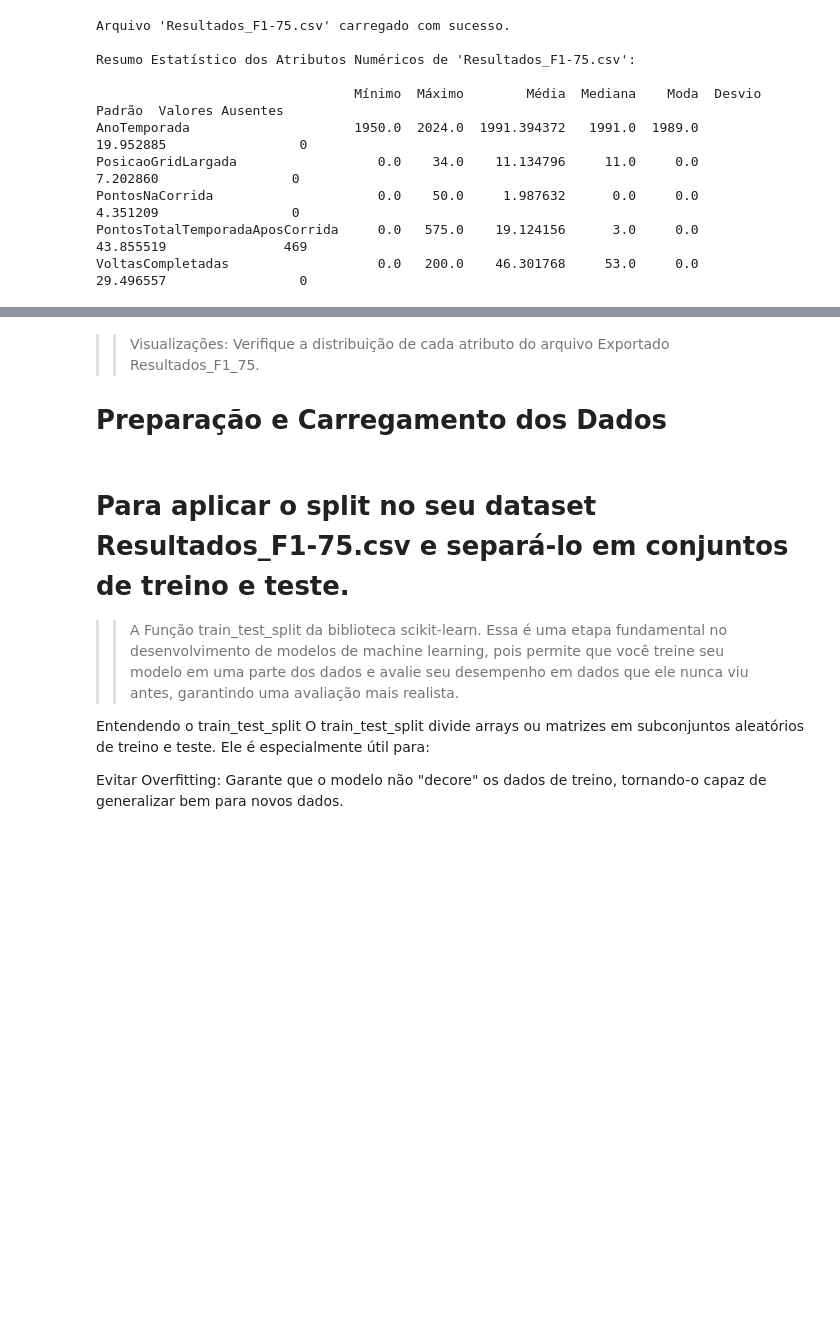
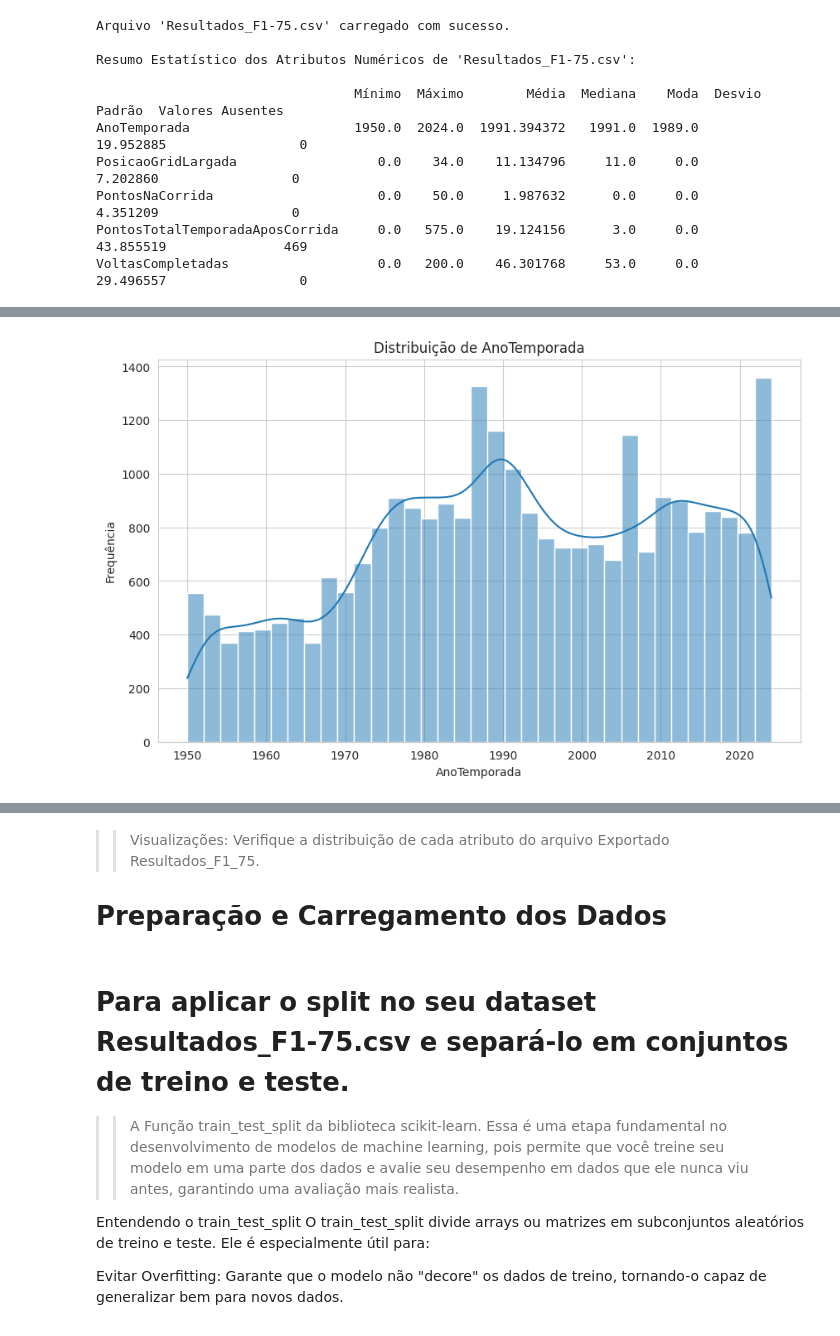
Before and after one commit to emersonvasconcelos/f1, a Jupyter notebook: MVP_F1_Warm_Up.ipynb, the cells around one changed output, grey strips where cells are left out. Cells and saved outputs as stored; diff of their text form; code cells hidden in the pictures; blank space fills up the shorter version.

Commit message:
Criado usando o Colab MVP-F1 Warm-Up.

```diff
--- a/MVP_F1_Warm_Up.ipynb
+++ b/MVP_F1_Warm_Up.ipynb
@@ -344,0 +694,15 @@ Arquivo Estatisticas com Resultados dos 75 anos da F1 >> 'Resultados_F1-75.csv'
+# %%
+import pandas as pd
+
+# Carregar o arquivo CSV exportado
+try:
+    Resultados_F1_75 = pd.read_csv('Resultados_F1-75.csv')
+    print("Arquivo 'Resultados_F1-75.csv' carregado com sucesso.")
+except FileNotFoundError:
+    print("Erro: 'Resultados_F1-75.csv' não encontrado. Certifique-se de que o arquivo foi gerado e está no diretório correto.")
+    exit()
+
+print("\n--- Contagem de Valores Faltantes por Atributo ---")
+missing_values_count = Resultados_F1_75.isnull().sum()
+# Exibe apenas as colunas que têm valores faltantes
+print(missing_values_count[missing_values_count > 0].sort_values(ascending=False).to_string())
@@ -410,0 +895,83 @@ VoltasCompletadas                   0.0   200.0    46.301768     53.0     0.0
+# %%
+import pandas as pd
+import numpy as np
+import matplotlib.pyplot as plt
+import seaborn as sns
+
+# Configurações de visualização para melhor clareza no Colab
+sns.set_style("whitegrid")
+plt.rcParams['figure.figsize'] = (10, 6)
+plt.rcParams['figure.dpi'] = 100
+
+# Carregar o arquivo CSV exportado
+try:
+    Resultados_F1_75 = pd.read_csv('Resultados_F1-75.csv')
+    print("Arquivo 'Resultados_F1-75.csv' carregado com sucesso para análise de distribuição.")
+except FileNotFoundError:
+    print("Erro: 'Resultados_F1-75.csv' não encontrado. Por favor, certifique-se de que o arquivo foi gerado e está no diretório correto.")
+    exit()
+
+# Use the DataFrame created in the previous step directly
+# Assuming Resultados_F1_Detalhados from cell rHfgPvl0F7BG is available and assigned to Resultados_F1_75 in cell AeDKmgdoIo8I
+if 'Resultados_F1_Detalhados' in globals():
+    Resultados_F1_75 = Resultados_F1_Detalhados
+    print("DataFrame 'Resultados_F1_75' loaded from memory for distribution analysis.")
+elif 'Resultados_F1_75' in globals():
+     print("DataFrame 'Resultados_F1_75' loaded from memory for distribution analysis.")
+else:
+    print("Error: DataFrame 'Resultados_F1_Detalhados' or 'Resultados_F1_75' not found in memory. Please run the previous steps to create the DataFrame.")
+    exit()
+
+
+print("\n--- Verificando a distribuição dos atributos ---")
+
+# Separar atributos numéricos e categóricos
+numeric_cols = Resultados_F1_75.select_dtypes(include=np.number).columns.tolist()
+categorical_cols = Resultados_F1_75.select_dtypes(include='object').columns.tolist()
+
+print(f"\nAtributos Numéricos ({len(numeric_cols)}): {numeric_cols}")
+print(f"Atributos Categóricos ({len(categorical_cols)}): {categorical_cols}")
+
+# --- Distribuição de Atributos Numéricos ---
+print("\n--- Visualizando Distribuição de Atributos Numéricos (Histogramas) ---")
+for col in numeric_cols:
+    if col in ['AnoTemporada', 'PosicaoGridLargada', 'VoltasCompletadas', 'RankMelhorVolta', 'PontosNaCorrida', 'PontosTotalTemporadaAposCorrida']:
+        plt.figure()
+        sns.histplot(Resultados_F1_75[col].dropna(), kde=True) # dropna para ignorar NaNs nos plots
+        plt.title(f'Distribuição de {col}')
+        plt.xlabel(col)
+        plt.ylabel('Frequência')
+        plt.show()
+    else:
+        print(f"Atributo numérico '{col}' pode ser categórico disfarçado ou ter muitos NaNs para histograma simples. Considerar boxplot ou análise mais detalhada.")
+
+# --- Distribuição de Atributos Categóricos ---
+print("\n--- Visualizando Distribuição de Atributos Categóricos (Gráficos de Barras e Contagem) ---")
+for col in categorical_cols:
+    print(f"\nAtributo: {col}")
+    value_counts = Resultados_F1_75[col].value_counts(dropna=False) # dropna=False para incluir contagem de NaNs
+    print(f"Número de valores únicos (incluindo NaN): {len(value_counts)}")
+    print("Contagem dos Top 10 valores:")
+    print(value_counts.head(10).to_string())
+
+    # Para colunas com muitos valores únicos, um gráfico de barras completo pode ser ilegível.
+    # Vamos plotar apenas para colunas com até 50 valores únicos para melhor visualização.
+    if len(value_counts) <= 50:
+        plt.figure()
+        sns.barplot(x=value_counts.index, y=value_counts.values, palette='viridis')
+        plt.title(f'Distribuição de {col}')
+        plt.xlabel(col)
+        plt.ylabel('Contagem')
+        plt.xticks(rotation=90)
+        plt.tight_layout()
+        plt.show()
+    else:
+        print(f"Gráfico de barras omitido para '{col}' devido ao alto número de valores únicos ({len(value_counts)}).")
+        print("Considere agrupar ou analisar os valores mais frequentes.")
+
+# --- Observações Específicas para Colunas com Tipos Inesperados ou Textuais ---
+print("\n--- Observações Específicas sobre Distribuição de Atributos de Tempo e Posição Final ---")
+print("Como 'TempoTotalCorrida', 'MelhorTempoVoltaNaCorrida', 'TempoQualifyingQ1/2/3' e 'PosicaoFinalCorrida' são do tipo 'object', suas 'distribuições' como texto são visualizadas pelas contagens de valores únicos. Para análise numérica de suas distribuições, eles precisam ser convertidos para um formato numérico (e.g., segundos).")
+print("Exemplo de contagem para 'PosicaoFinalCorrida':")
+print(Resultados_F1_75['PosicaoFinalCorrida'].value_counts(dropna=False).head(20).to_string())
+# %% [output]
@@ -410,0 +987 @@ VoltasCompletadas                   0.0   200.0    46.301768     53.0     0.0
+[figure, added]
```
Also changed, not shown: parts of 20 cells of this notebook.
